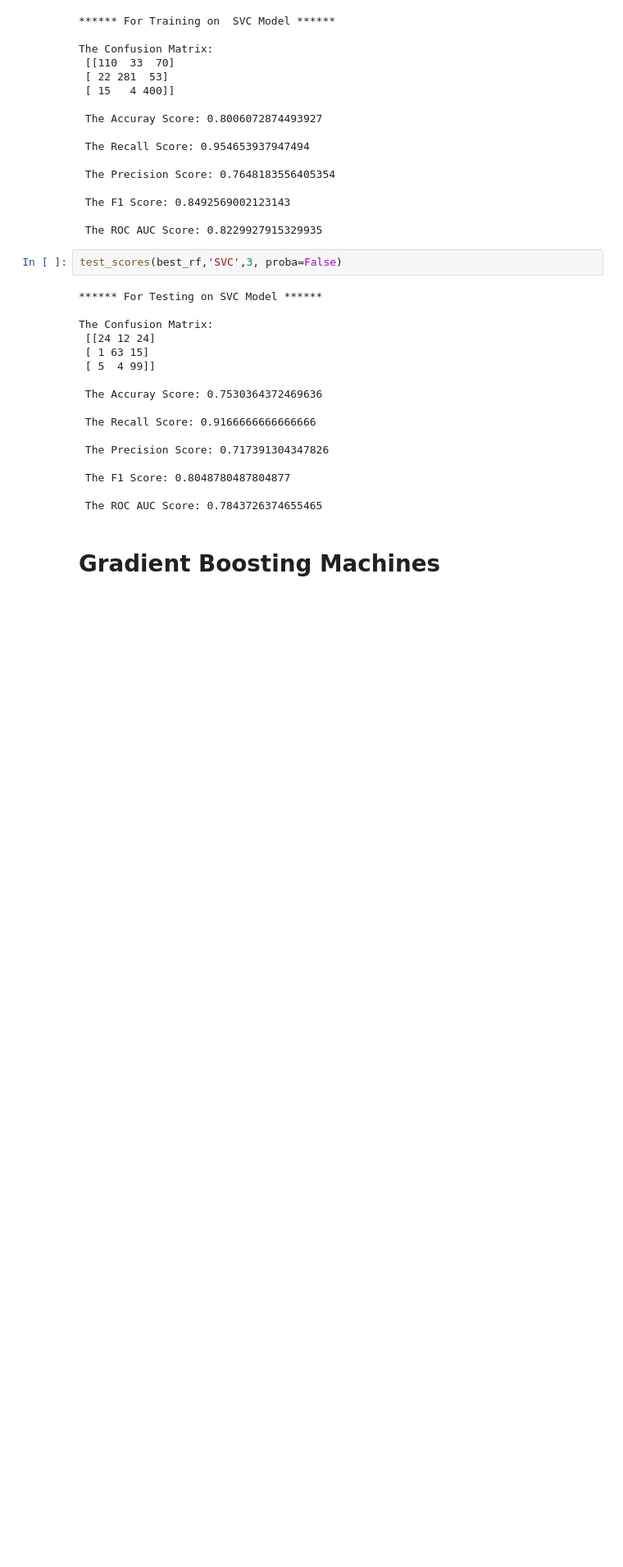
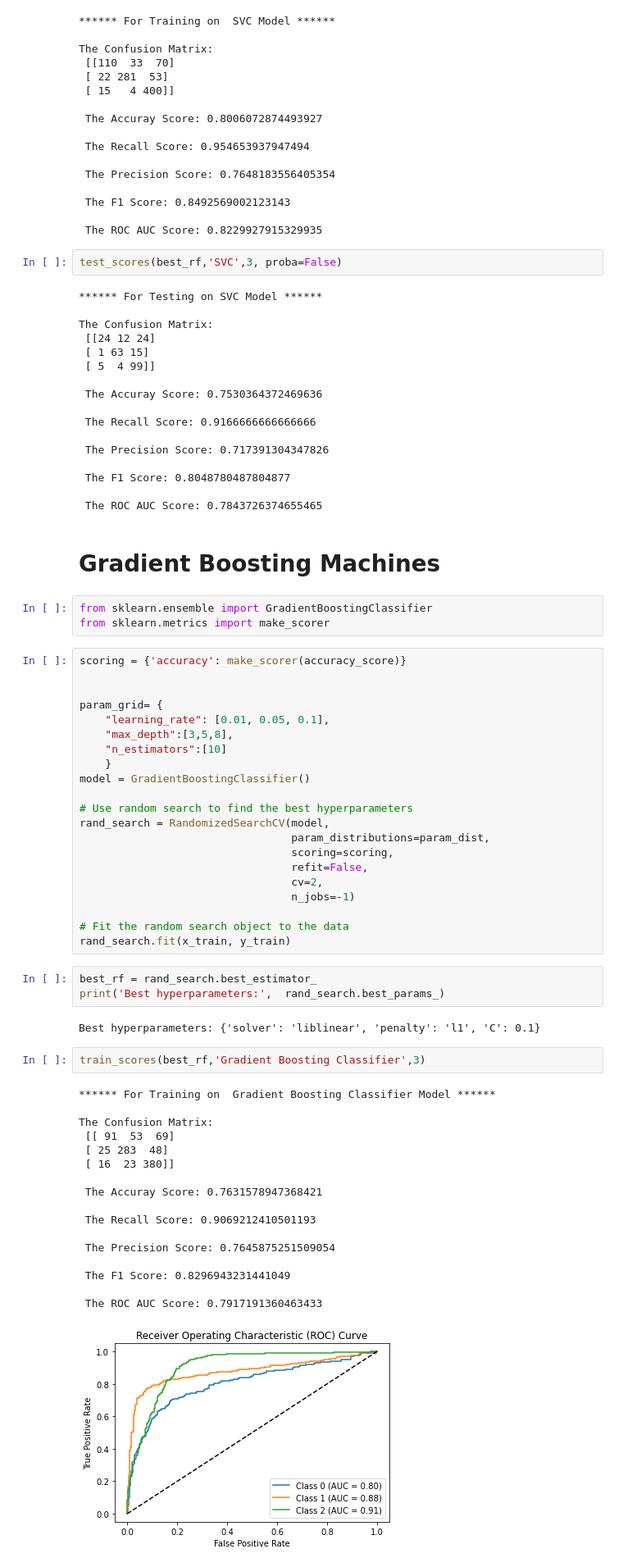
Before and after one commit to Mohitchvk/OSMI-Mental-Health-Illness-Classifier, a Jupyter notebook: classifier.ipynb, the cells around one changed output. Shown: that part at 82% size. Saved outputs shown, nothing was run; the diff lists cells and outputs as text; blank space fills up the shorter version.

```diff
--- a/classifier.ipynb
+++ b/classifier.ipynb
@@ -350,3 +373,52 @@ The Confusion Matrix:
  The ROC AUC Score: 0.7843726374655465
 # %% [markdown]
 # Gradient Boosting Machines
+# %%
+from sklearn.ensemble import GradientBoostingClassifier
+from sklearn.metrics import make_scorer
+# %%
+scoring = {'accuracy': make_scorer(accuracy_score)}
+
+
+param_grid= {
+    "learning_rate": [0.01, 0.05, 0.1],
+    "max_depth":[3,5,8],
+    "n_estimators":[10]
+    }
+model = GradientBoostingClassifier()
+
+# Use random search to find the best hyperparameters
+rand_search = RandomizedSearchCV(model,
+                                 param_distributions=param_dist,
+                                 scoring=scoring,
+                                 refit=False,
+                                 cv=2,
+                                 n_jobs=-1)
+
+# Fit the random search object to the data
+rand_search.fit(x_train, y_train)
+# %%
+best_rf = rand_search.best_estimator_
+print('Best hyperparameters:',  rand_search.best_params_)
+# %% [output]
+Best hyperparameters: {'solver': 'liblinear', 'penalty': 'l1', 'C': 0.1}
+# %%
+train_scores(best_rf,'Gradient Boosting Classifier',3)
+# %% [output]
+****** For Training on  Gradient Boosting Classifier Model ******
+
+The Confusion Matrix:
+ [[ 91  53  69]
+ [ 25 283  48]
+ [ 16  23 380]]
+
+ The Accuray Score: 0.7631578947368421
+
+ The Recall Score: 0.9069212410501193
+
+ The Precision Score: 0.7645875251509054
+
+ The F1 Score: 0.8296943231441049
+
+ The ROC AUC Score: 0.7917191360463433
+[figure, added]
```
Also changed, not shown: parts of 12 cells of this notebook.
